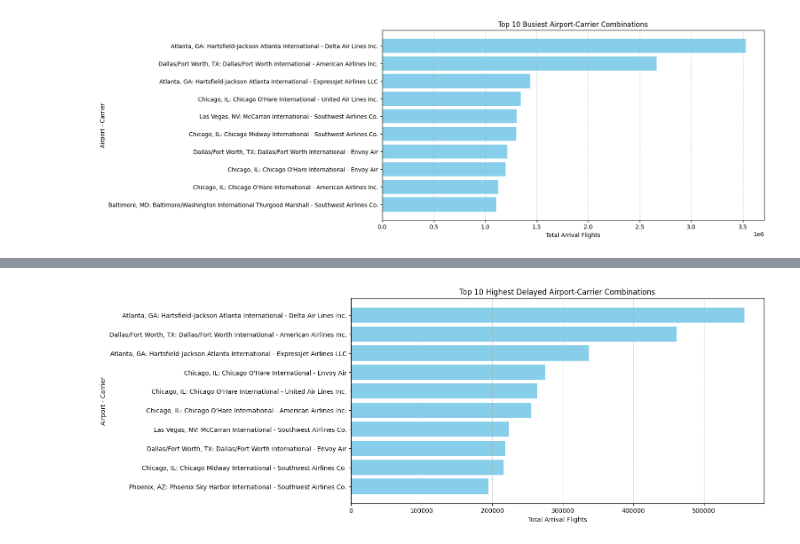
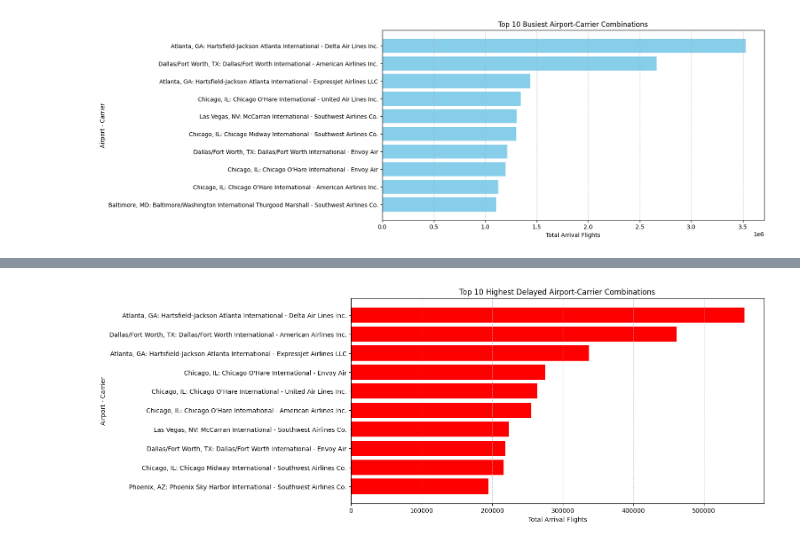
Before and after one commit to shayari21/Flight-Delay-Analysis, a Jupyter notebook: Data_Analysis.ipynb, the cells around one changed output, grey strips where cells are left out. Saved outputs shown, nothing was run; the diff lists cells and outputs as text; code cells hidden in the pictures.

```diff
--- a/Data_Analysis.ipynb
+++ b/Data_Analysis.ipynb
@@ -885,20 +918,20 @@ Name: arr_del15, dtype: float64
 # %%
 #Convert to DataFrame for plotting
 delay_airport_carrier_df = delay_airport_carrier.reset_index()
 
 # Plot the top 10 delay airport-carrier combinations
 plt.figure(figsize=(12, 6))
 plt.barh(
     delay_airport_carrier_df["airport_name"] + " - " + delay_airport_carrier_df["carrier_name"],
     delay_airport_carrier_df["arr_del15"],
-    color="skyblue",
+    color="red",
 )
 
 plt.xlabel("Total Arrival Flights")
 plt.ylabel("Airport - Carrier")
 plt.title("Top 10 Highest Delayed Airport-Carrier Combinations")
 plt.gca().invert_yaxis()  # Invert y-axis to show highest values at the top
 plt.grid(axis="x", linestyle="--", alpha=0.7)
 plt.show()
 # %% [output]
-[figure, old version]
+[figure, new version]
```
Also changed, not shown: parts of 7 cells of this notebook.
